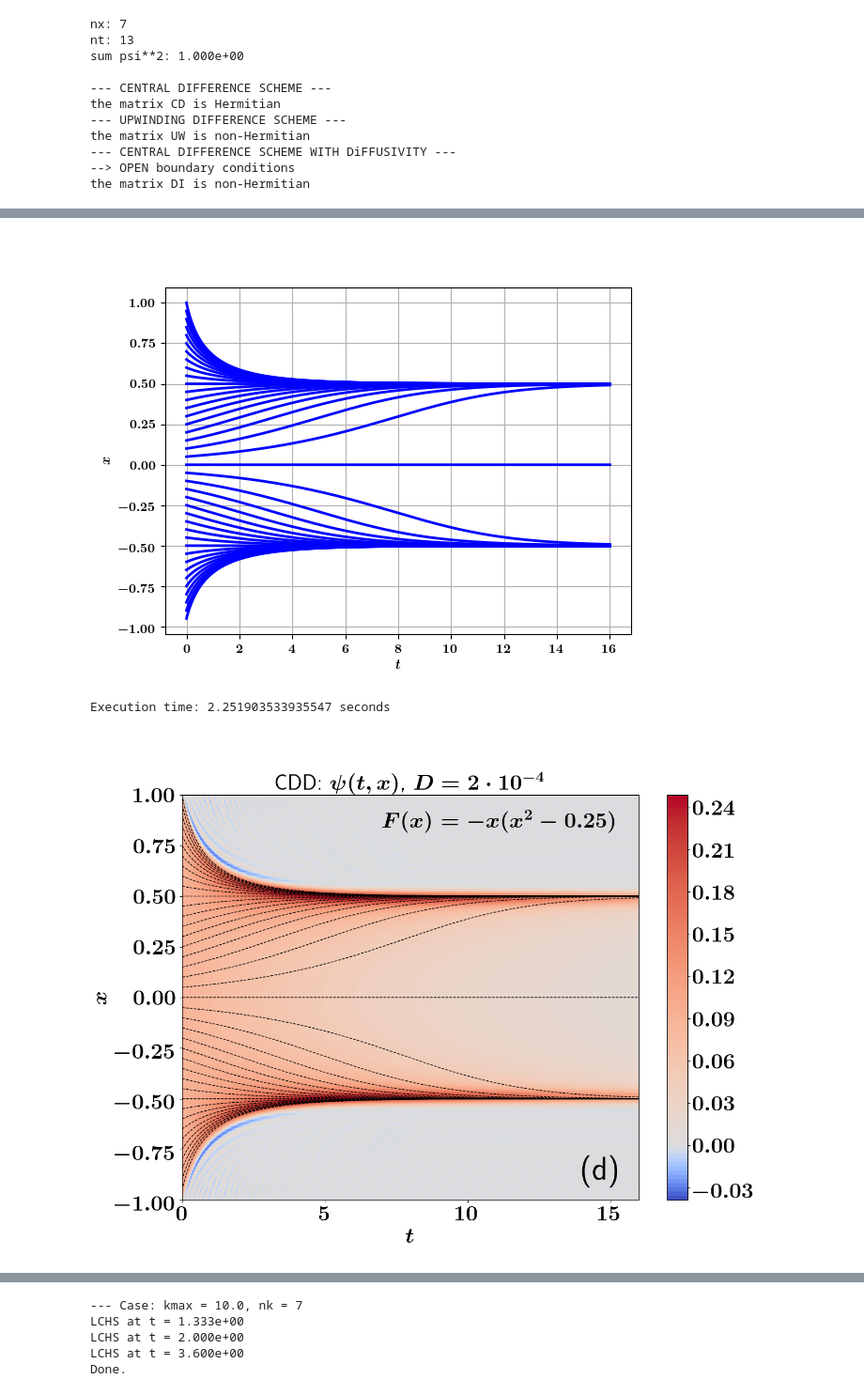
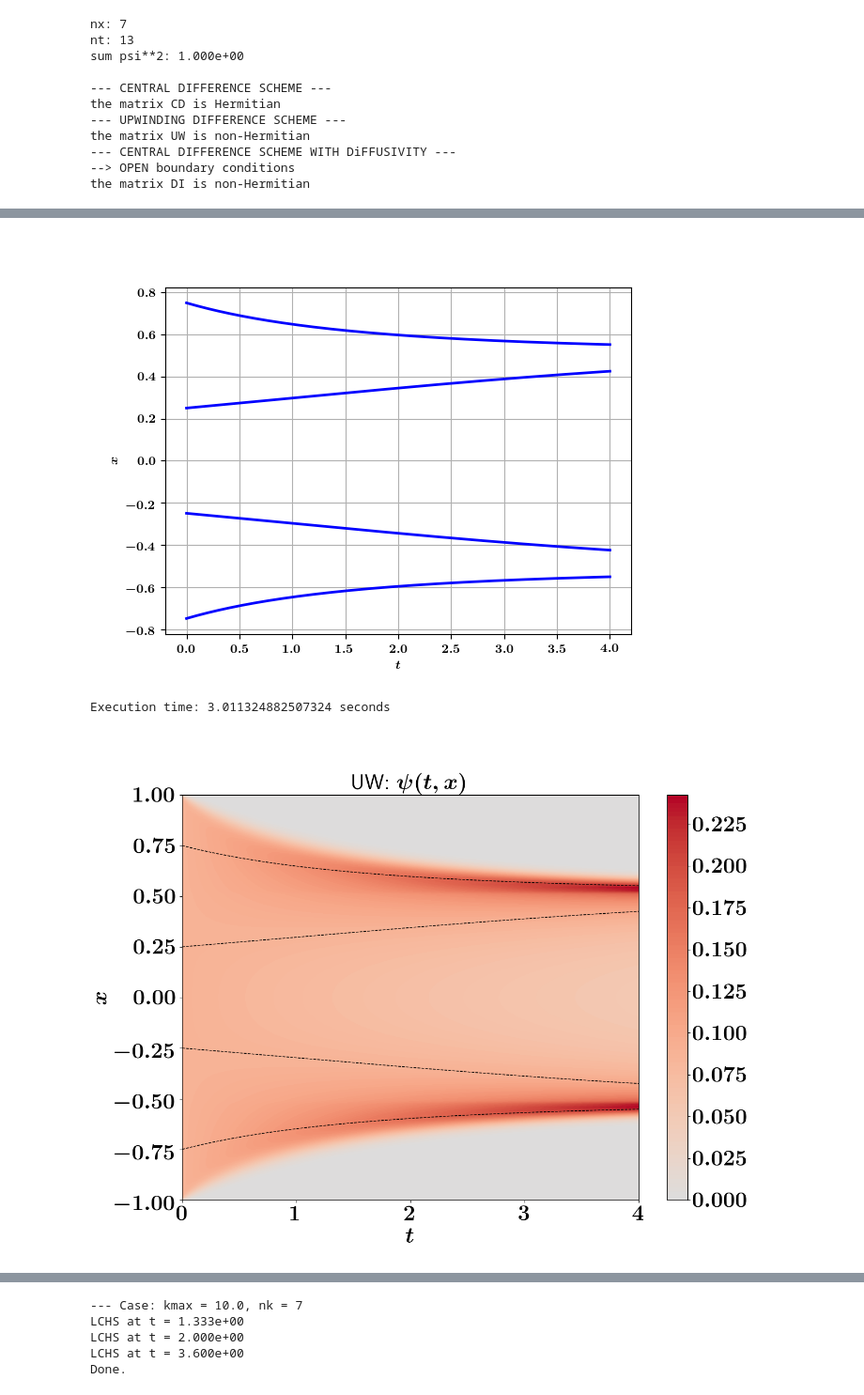
Before and after one commit to QuCF/scripts-py, a Jupyter notebook: jupyter-notebooks/NL/KvN-diff-cases.ipynb, the cells around one changed output, grey strips where cells are left out. Shown at 94% size. Cells and saved outputs as stored; diff of their text form; code cells hidden in the pictures.

```diff
--- a/jupyter-notebooks/NL/KvN-diff-cases.ipynb
+++ b/jupyter-notebooks/NL/KvN-diff-cases.ipynb
@@ -43,7 +43,7 @@ for _ in range(30):
 # ---------------------------------------------------------------------------------------------------
 mix.reload_module(kvn)
 
-sel_case_ = 1
+sel_case_ = 10
 
 # --- 2 fixed points: MAIN ---
 if sel_case_ == 0:
@@ -80,6 +80,13 @@ if sel_case_ == 4:
     t_max, x_max, x_center = 16.0, 1, 0.10
     x_centers_ = [-0.95 + 0.1 * ii for ii in range(20)]
     Di = 7e-4 # dissipation for the case where the KvN with CFD scheme AND dissipation
+
+# --- 2 fixed points: SIN ---
+if sel_case_ == 10:
+    F_ = lambda x:  - np.sin(x)* (np.sin(x)**2 - 0.25)
+    t_max, x_max, x_center = 4.0, 1, 0.25
+    x_centers_ = [- x_center, x_center, 3.*x_center, - 3.*x_center]
+    Di, str_Diff = 2e-4, "D = 2\cdot 10^{-4}"
 
 # ----------------------------------------
 
@@ -271,7 +275,7 @@ if flag_sim_:
 else:
     print("Simulations are blocked.")
 # %% [output]
-[figure, old version]
+[figure, new version]
 # %%
 # ***********************************************************************************************************
 # ***********************************************************************************************************
@@ -304,7 +308,7 @@ if flag_sim_:
 else:
     print("Simulations are blocked.")
 # %% [output]
-Execution time: 2.251903533935547 seconds
+Execution time: 3.011324882507324 seconds
 # %%
 # ---------------------------------------------------------------------------------------------------
 # --- Plot psi_tx_matrix(t,x) ---
@@ -318,8 +322,8 @@ cmap_two_signs_= 'coolwarm'
 if flag_sim_:
     flag_CDD = False
     # psi_tx_plot, mean_t_plot, str_title, str_fig = psi_tx_matrix_CD, mean_t_CD, "CD: ", "(a)"
-    # psi_tx_plot, mean_t_plot, str_title, str_fig = psi_tx_matrix_UW, mean_t_UW, "UW: ", "(b)"
-    psi_tx_plot, mean_t_plot, str_title, str_fig, flag_CDD = psi_tx_matrix_DI, mean_t_DI, "CDD: ", "(c)", True
+    psi_tx_plot, mean_t_plot, str_title, str_fig = psi_tx_matrix_UW, mean_t_UW, "UW: ", "(b)"
+    # psi_tx_plot, mean_t_plot, str_title, str_fig, flag_CDD = psi_tx_matrix_DI, mean_t_DI, "CDD: ", "(c)", True
 
     fontsize = 30
     linewidth = 4
@@ -374,35 +378,35 @@ if flag_sim_:
     # ax.plot(t, mean_t_plot, color='black', linewidth = linewidth, linestyle=':', label="mean")
 
     # # -  standard simulations -
     coef_lw = 0.25
     ax.plot(t, sol_refs[0], color='black', linewidth = linewidth * coef_lw, linestyle='--', label="ref")
     for i_ref in range(1,len(sol_refs)):
         ax.plot(t, sol_refs[i_ref], color='black', linewidth = linewidth * coef_lw, linestyle='--')
 
     # t_point = 1.563
     # ax.axvline(
     #     t_point,
     #     ymin = ax.get_ylim()[0], ymax = ax.get_ylim()[1]*2,
     #     color = "black", linewidth = linewidth, linestyle = ":"
     # )
 
     # ax.legend()
     ax.set_xlabel('$t$', fontsize = fontsize)
     ax.set_ylabel('$x$', fontsize = fontsize)
     ax.set_title(str_title + '$\psi(t,x)$' + str_Diff_title, fontsize = fontsize)
     ax.set_xlim(0, t_max)
     ax.set_ylim(-x_max, x_max)
     ax.tick_params(axis='both', which='major', labelsize=fontsize)
 
     ax.text(posx_text,   -0.9, str_fig, fontsize=1.5*fontsize)
-    if sel_case_ > 0:
+    if sel_case_ > 0 and sel_case_ < 10:
         ax.text(posx_text_F, posy_text_F, str_F, fontsize=fontsize)
 
     del fontsize, fig_tx
 else:
     print("Simulations are blocked.")
 # %% [output]
-[figure, old version]
+[figure, new version]
 # %%
 # ---------------------------------------------------------------------------------------------------
 # --- Plot psi(x) at different t ---
```
Also changed, not shown: parts of 3 cells of this notebook, 28 other files.
